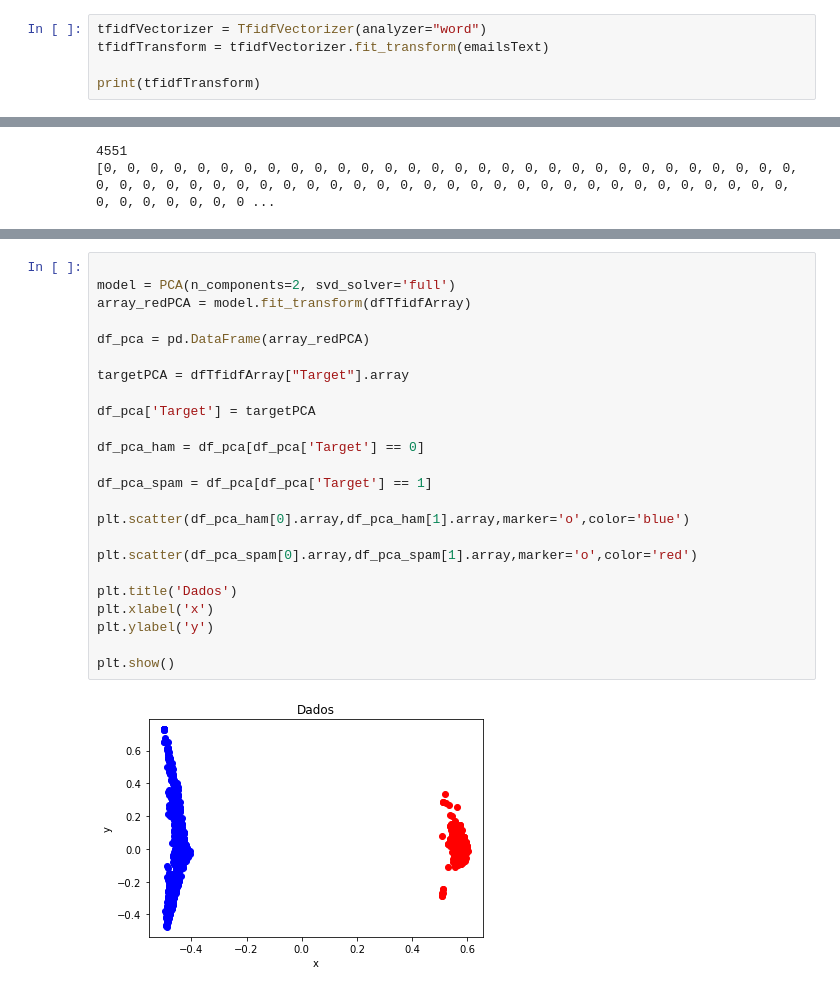
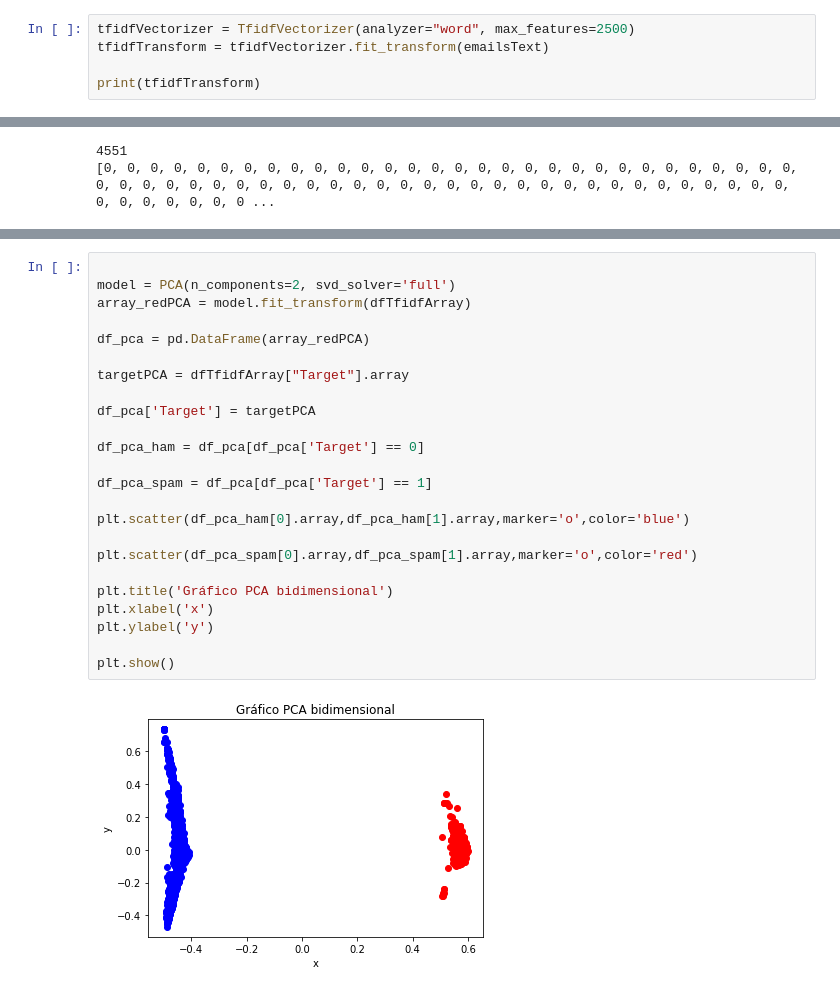
Before and after one commit to PlayerGhost/ciencia_de_dados_data_analysis, a Jupyter notebook: email_classification.ipynb, the cells around one changed output, grey strips where cells are left out. Saved outputs shown, nothing was run; the diff lists cells and outputs as text.

```diff
--- a/email_classification.ipynb
+++ b/email_classification.ipynb
@@ -243,5 +246,5 @@ plt.show()
 # %%
-tfidfVectorizer = TfidfVectorizer(analyzer="word")
+tfidfVectorizer = TfidfVectorizer(analyzer="word", max_features=2500)
 tfidfTransform = tfidfVectorizer.fit_transform(emailsText)
 
 print(tfidfTransform)
@@ -344,26 +358,26 @@ plt.show()
 # %%
 
 model = PCA(n_components=2, svd_solver='full')
 array_redPCA = model.fit_transform(dfTfidfArray)
 
 df_pca = pd.DataFrame(array_redPCA)
 
 targetPCA = dfTfidfArray["Target"].array
 
 df_pca['Target'] = targetPCA
 
 df_pca_ham = df_pca[df_pca['Target'] == 0]
 
 df_pca_spam = df_pca[df_pca['Target'] == 1]
 
 plt.scatter(df_pca_ham[0].array,df_pca_ham[1].array,marker='o',color='blue')
 
 plt.scatter(df_pca_spam[0].array,df_pca_spam[1].array,marker='o',color='red')
 
-plt.title('Dados')
+plt.title('Gráfico PCA bidimensional')
 plt.xlabel('x')
 plt.ylabel('y')
 
 plt.show()
 # %% [output]
-[figure, old version]
+[figure, new version]
```
Also changed, not shown: parts of 16 cells of this notebook.
